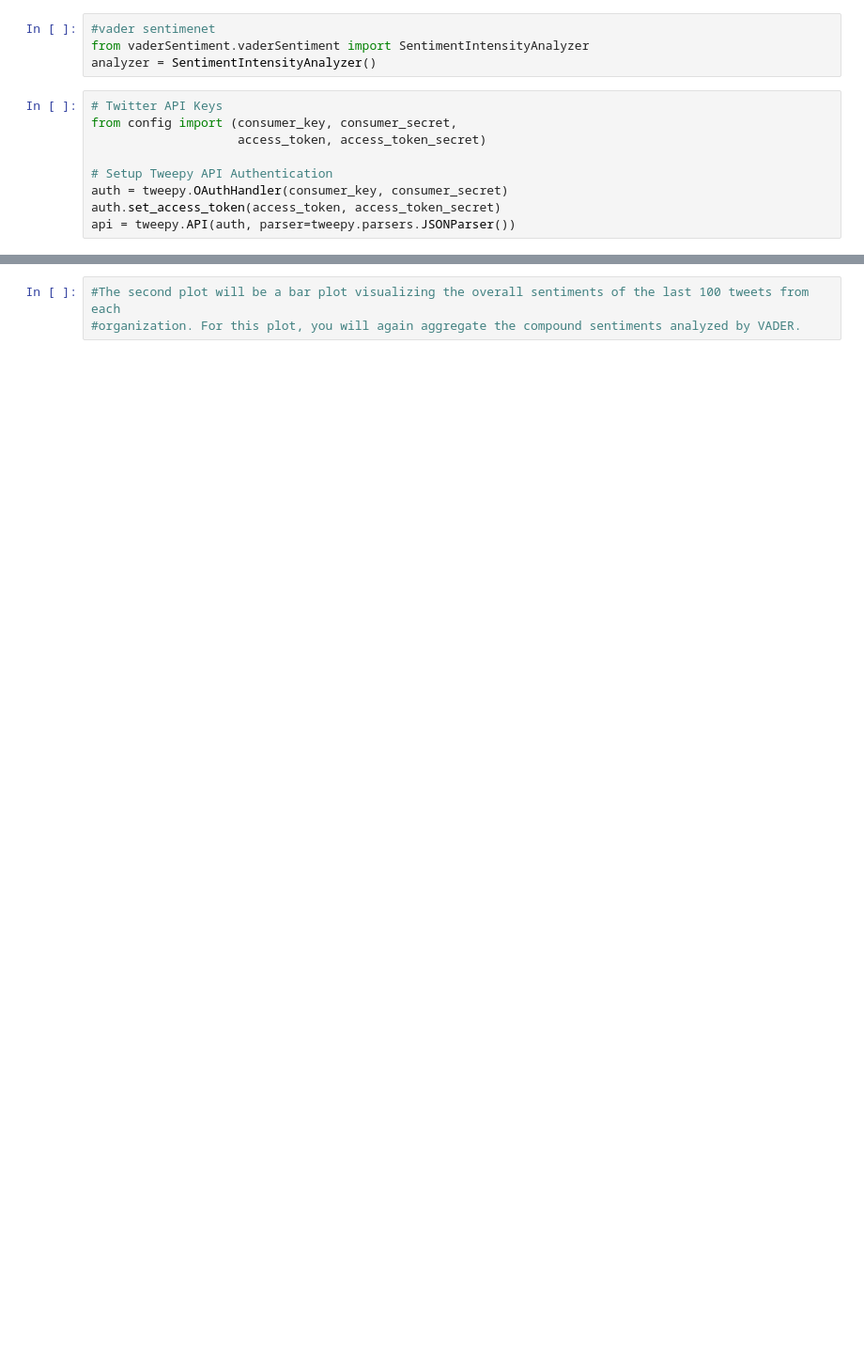
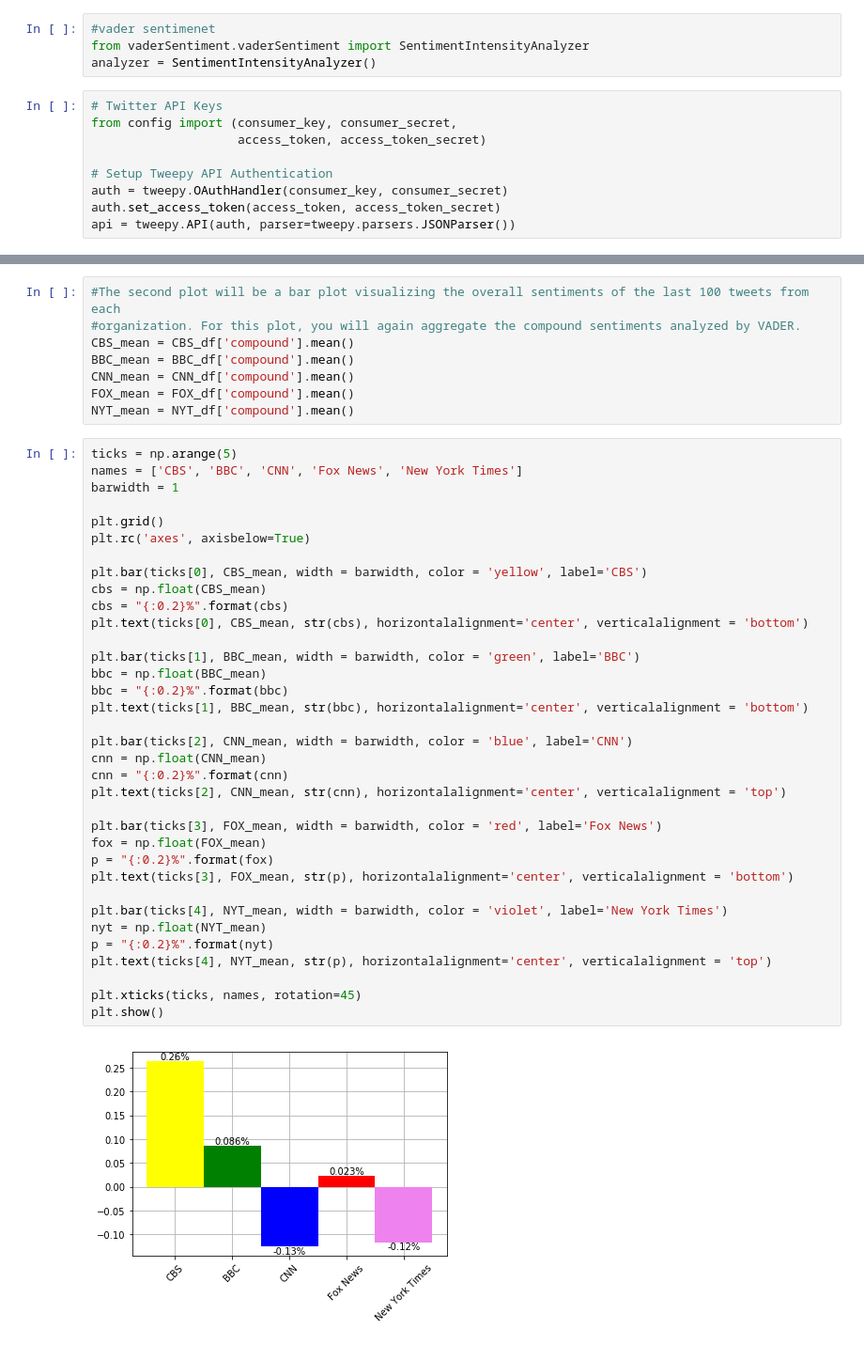
Before and after one commit to kcmillie/News-Mood, a Jupyter notebook: Main.ipynb, the cells around one changed output, grey strips where cells are left out. Shown at 94% size. Drawn from its saved outputs; the diff is of its cells as text; blank space fills up the shorter version.

```diff
--- a/Main.ipynb
+++ b/Main.ipynb
@@ -73,3 +106,45 @@ print(cbs.shape)
 # %%
 #The second plot will be a bar plot visualizing the overall sentiments of the last 100 tweets from each
 #organization. For this plot, you will again aggregate the compound sentiments analyzed by VADER.
+CBS_mean = CBS_df['compound'].mean()
+BBC_mean = BBC_df['compound'].mean()
+CNN_mean = CNN_df['compound'].mean()
+FOX_mean = FOX_df['compound'].mean()
+NYT_mean = NYT_df['compound'].mean()
+# %%
+ticks = np.arange(5)
+names = ['CBS', 'BBC', 'CNN', 'Fox News', 'New York Times']
+barwidth = 1
+
+plt.grid()
+plt.rc('axes', axisbelow=True)
+
+plt.bar(ticks[0], CBS_mean, width = barwidth, color = 'yellow', label='CBS')
+cbs = np.float(CBS_mean)
+cbs = "{:0.2}%".format(cbs)
+plt.text(ticks[0], CBS_mean, str(cbs), horizontalalignment='center', verticalalignment = 'bottom')
+
+plt.bar(ticks[1], BBC_mean, width = barwidth, color = 'green', label='BBC')
+bbc = np.float(BBC_mean)
+bbc = "{:0.2}%".format(bbc)
+plt.text(ticks[1], BBC_mean, str(bbc), horizontalalignment='center', verticalalignment = 'bottom')
+
+plt.bar(ticks[2], CNN_mean, width = barwidth, color = 'blue', label='CNN')
+cnn = np.float(CNN_mean)
+cnn = "{:0.2}%".format(cnn)
+plt.text(ticks[2], CNN_mean, str(cnn), horizontalalignment='center', verticalalignment = 'top')
+
+plt.bar(ticks[3], FOX_mean, width = barwidth, color = 'red', label='Fox News')
+fox = np.float(FOX_mean)
+p = "{:0.2}%".format(fox)
+plt.text(ticks[3], FOX_mean, str(p), horizontalalignment='center', verticalalignment = 'bottom')
+
+plt.bar(ticks[4], NYT_mean, width = barwidth, color = 'violet', label='New York Times')
+nyt = np.float(NYT_mean)
+p = "{:0.2}%".format(nyt)
+plt.text(ticks[4], NYT_mean, str(p), horizontalalignment='center', verticalalignment = 'top')
+
+plt.xticks(ticks, names, rotation=45)
+plt.show()
+# %% [output]
+[figure, added]
```
Also changed, not shown: parts of 5 cells of this notebook.
